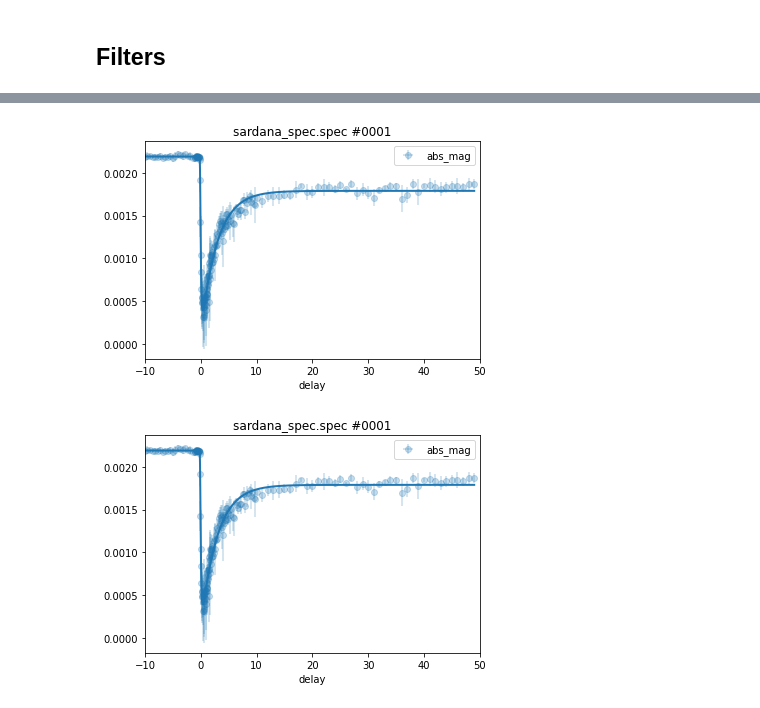
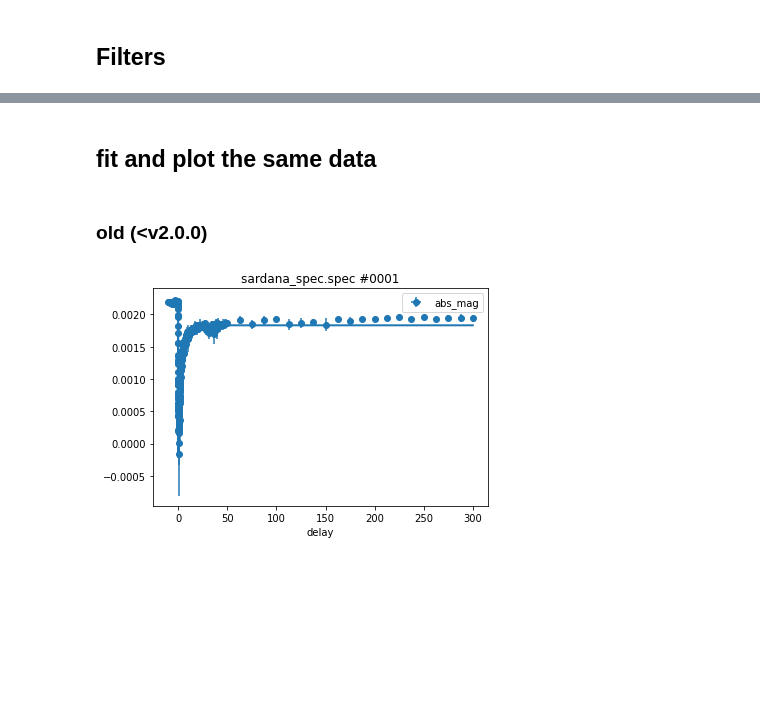
Before and after one commit to dschick/pyEvalData, a Jupyter notebook: docs/source/examples/evaluation.ipynb, the cells around one changed output, grey strips where cells are left out. Cells and saved outputs as stored; diff of their text form; code cells hidden in the pictures; blank space fills up the shorter version.

```diff
--- a/docs/source/examples/evaluation.ipynb
+++ b/docs/source/examples/evaluation.ipynb
@@ -673,17 +674,11 @@ plt.show()
-# %%
-plt.figure()
-ev.clist = ['abs_mag']
-ev.scans([1,2,3,4], xgrid=np.r_[-10:50:0.05]).fit(mod, pars).plot(alpha=0.25)
-plt.legend()
-plt.xlim(-10, 50)
-plt.show()
-# %% [output]
-[figure, removed]
-# %%
-plt.figure()
-ev.fit_scans([1,2,3,4], mod, pars, xgrid=np.r_[-10:50:0.05])
-plt.legend()
-plt.xlim(-10, 50)
-plt.show()
-# %% [output]
-[figure, removed]
+# %% [markdown]
+## fit and plot the same data
+# %% [markdown]
+### old (<v2.0.0)
+# %%
+plt.figure()
+ev.fit_scans([1,2,3,4], mod, pars)
+plt.legend()
+plt.show()
+# %% [output]
+[figure, added]
```
Also changed, not shown: parts of 39 cells of this notebook, 1 other file.
